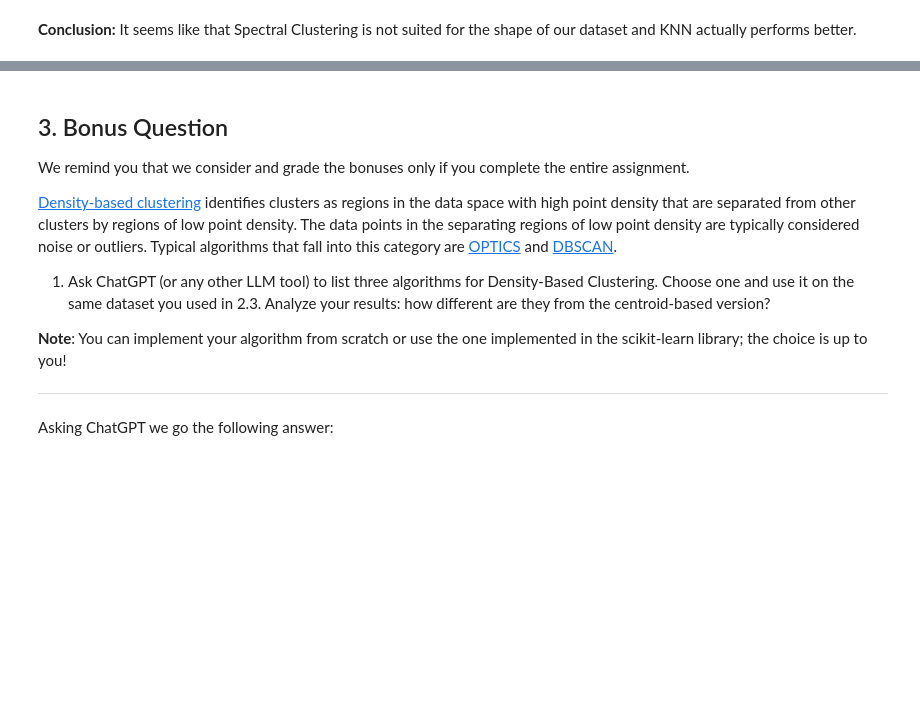
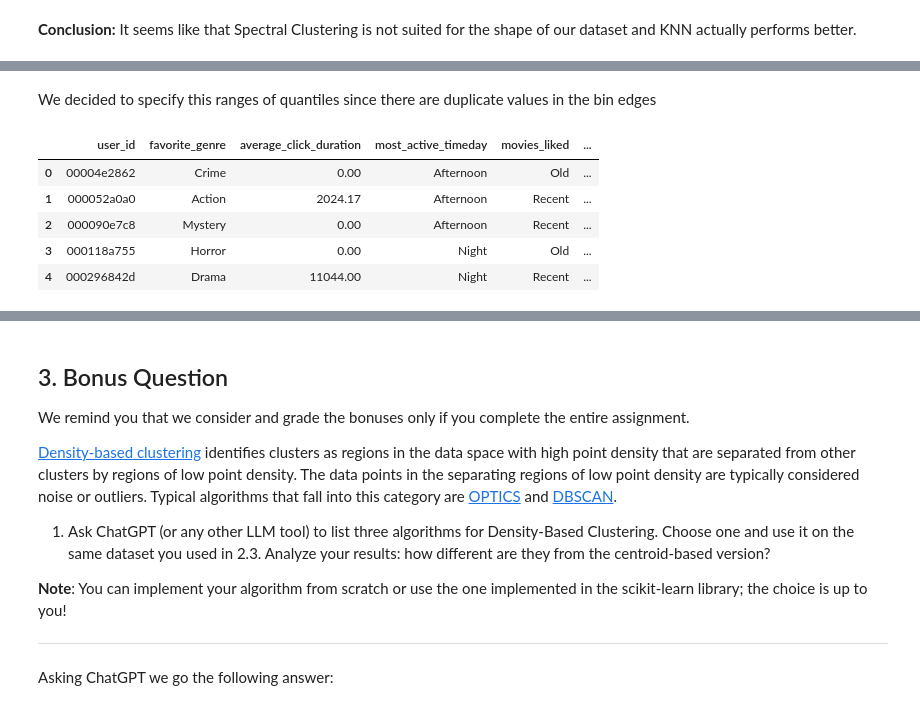
Before and after one commit to JesterProphet/ADM-HW4, a Jupyter notebook: main.ipynb, the cells around one changed output, grey strips where cells are left out. Cells and saved outputs as stored; diff of their text form; code cells hidden in the pictures; blank space fills up the shorter version.

```diff
--- a/main.ipynb
+++ b/main.ipynb
@@ -1451,0 +1465,20 @@ You are often encouraged to explain the main characteristics that your clusters
+# %% [markdown]
+We decided to specify this ranges of quantiles since there are duplicate values in the bin edges
+# %%
+# Get original df of user
+user_df = pd.read_csv('user_df.csv')
+
+quantiles = [0, 0.33, 0.55, 0.80, 1.0]  # Specify quantiles to create 4 bins
+
+# Apply the quantile cut to the data with 'duplicates' argument
+user_df['average_click_duration_bin'] = pd.qcut(user_df['average_click_duration'], quantiles, labels=False)
+user_df['Average_time_per_day_bin'] = pd.qcut(user_df['Average_time_per_day'], quantiles, labels=False)
+
+user_df.head()
+# %% [output]
+|  | user_id | favorite_genre | average_click_duration | most_active_timeday | movies_liked | ... |
+| 0 | 00004e2862 | Crime | 0.00 | Afternoon | Old | ... |
+| 1 | 000052a0a0 | Action | 2024.17 | Afternoon | Recent | ... |
+| 2 | 000090e7c8 | Mystery | 0.00 | Afternoon | Recent | ... |
+| 3 | 000118a755 | Horror | 0.00 | Night | Old | ... |
+| 4 | 000296842d | Drama | 11044.00 | Night | Recent | ... |
```
Also changed, not shown: parts of 27 cells of this notebook.
